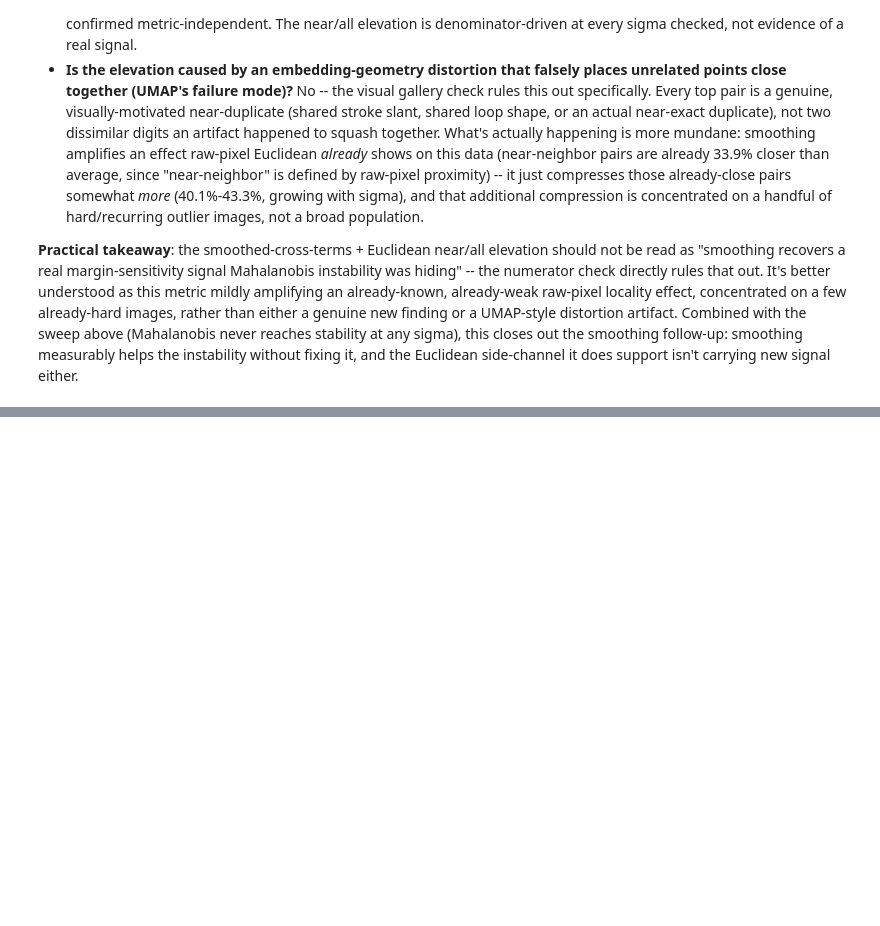
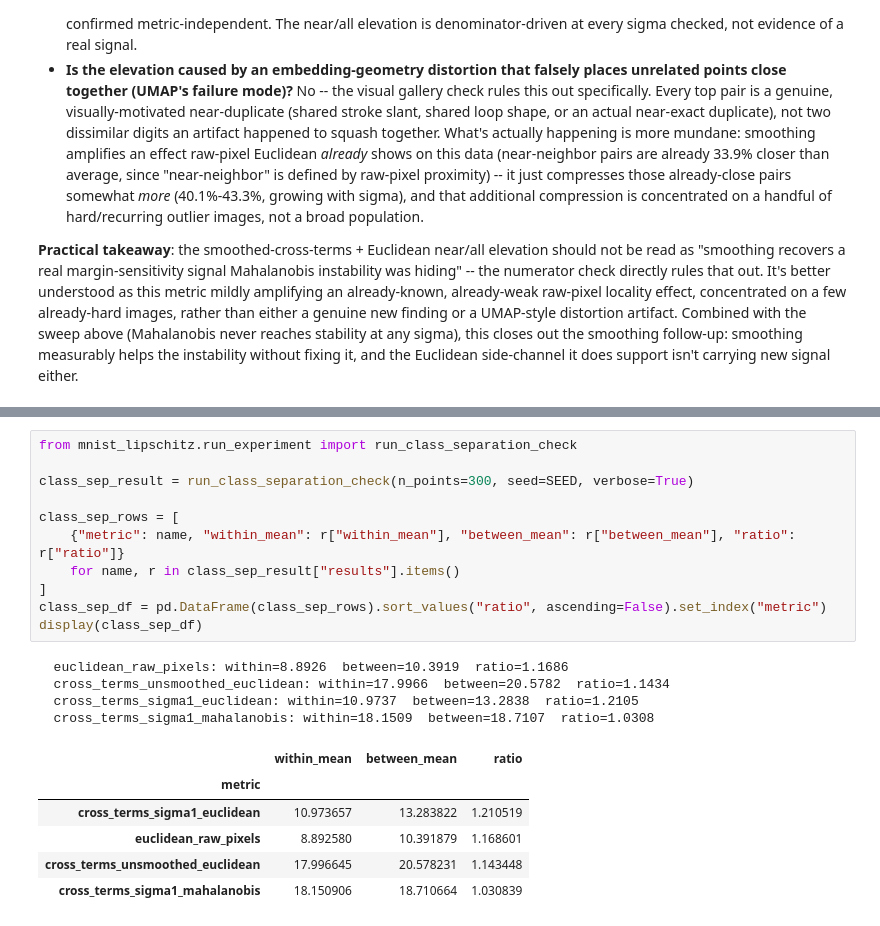
Before and after one commit to Kilobyte947/Datasig, a Jupyter notebook: mnist_lipschitz/notebook_smoothing.ipynb, the cells around one changed output, grey strips where cells are left out. Saved outputs shown, nothing was run; the diff lists cells and outputs as text; blank space fills up the shorter version.

```diff
--- a/mnist_lipschitz/notebook_smoothing.ipynb
+++ b/mnist_lipschitz/notebook_smoothing.ipynb
@@ -449,0 +505,22 @@ Euclidean side-channel it does support isn't carrying new signal either.
+# %%
+from mnist_lipschitz.run_experiment import run_class_separation_check
+
+class_sep_result = run_class_separation_check(n_points=300, seed=SEED, verbose=True)
+
+class_sep_rows = [
+    {"metric": name, "within_mean": r["within_mean"], "between_mean": r["between_mean"], "ratio": r["ratio"]}
+    for name, r in class_sep_result["results"].items()
+]
+class_sep_df = pd.DataFrame(class_sep_rows).sort_values("ratio", ascending=False).set_index("metric")
+display(class_sep_df)
+# %% [output]
+  euclidean_raw_pixels: within=8.8926  between=10.3919  ratio=1.1686
+  cross_terms_unsmoothed_euclidean: within=17.9966  between=20.5782  ratio=1.1434
+  cross_terms_sigma1_euclidean: within=10.9737  between=13.2838  ratio=1.2105
+  cross_terms_sigma1_mahalanobis: within=18.1509  between=18.7107  ratio=1.0308
+|  | within_mean | between_mean | ratio |
+| metric |  |  |  |
+| cross_terms_sigma1_euclidean | 10.973657 | 13.283822 | 1.210519 |
+| euclidean_raw_pixels | 8.892580 | 10.391879 | 1.168601 |
+| cross_terms_unsmoothed_euclidean | 17.996645 | 20.578231 | 1.143448 |
+| cross_terms_sigma1_mahalanobis | 18.150906 | 18.710664 | 1.030839 |
```
Also changed, not shown: parts of 10 cells of this notebook, 13 other files.
